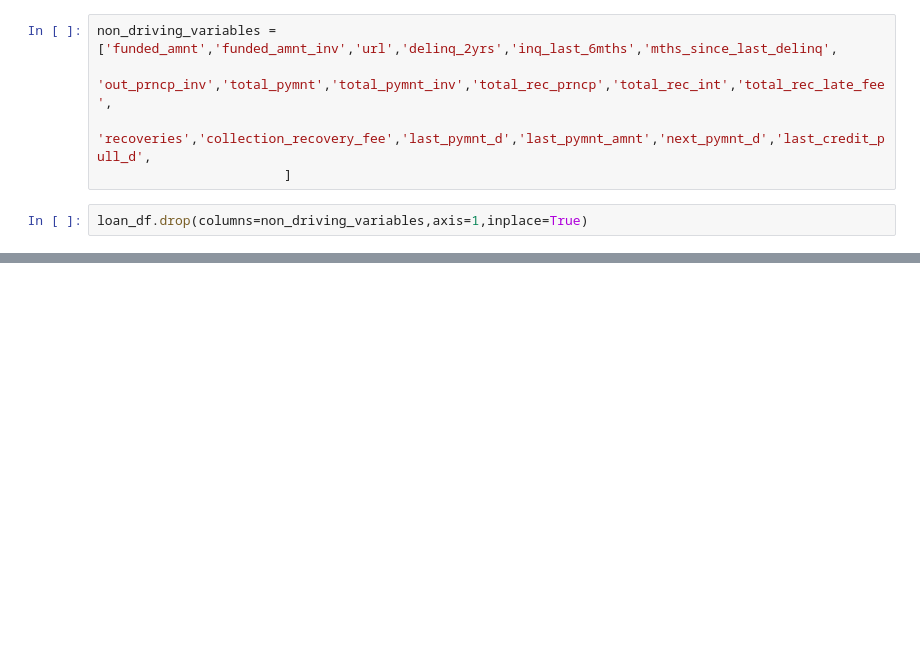
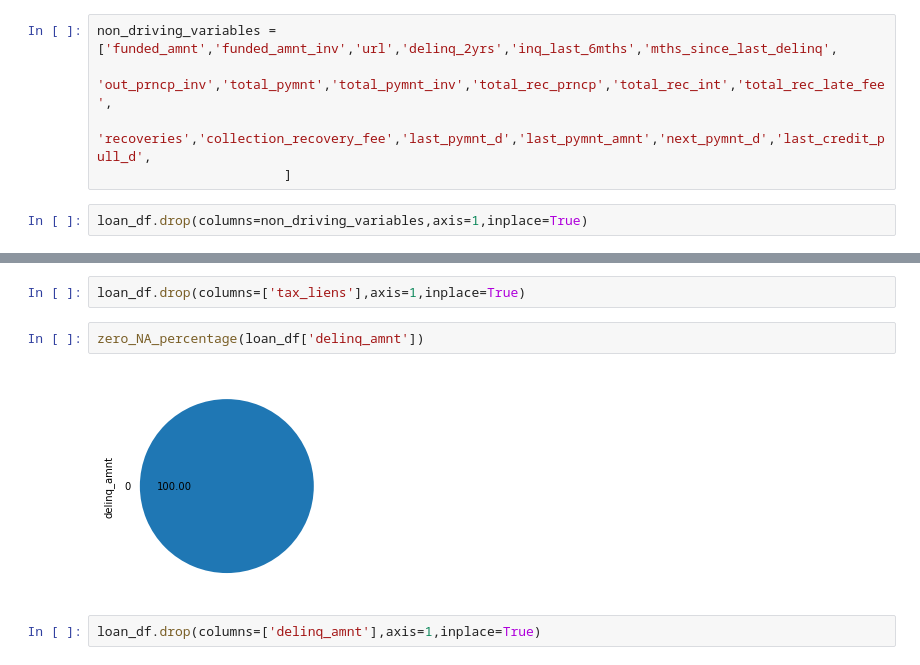
Before and after one commit to Silapada-Hansda/case_study_LG, a Jupyter notebook: Silapada_Hansda.ipynb, the cells around one changed output, grey strips where cells are left out. Saved outputs shown, nothing was run; the diff lists cells and outputs as text; blank space fills up the shorter version.

```diff
--- a/Silapada_Hansda.ipynb
+++ b/Silapada_Hansda.ipynb
@@ -56,0 +156,8 @@ loan_df.shape
+# %%
+loan_df.drop(columns=['tax_liens'],axis=1,inplace=True)
+# %%
+zero_NA_percentage(loan_df['delinq_amnt'])
+# %% [output]
+[figure, added]
+# %%
+loan_df.drop(columns=['delinq_amnt'],axis=1,inplace=True)
```
Also changed, not shown: parts of 23 cells of this notebook.
